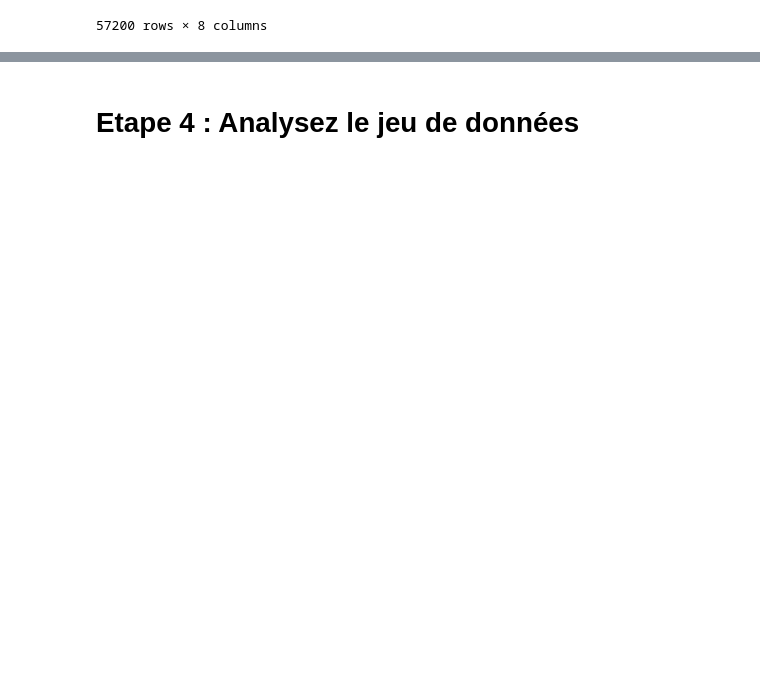
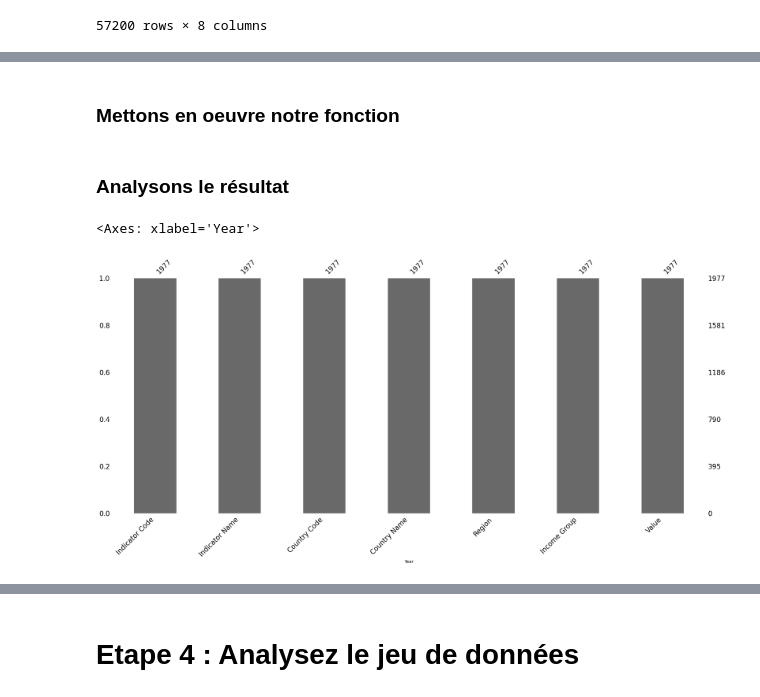
Before and after one commit to lalende/OpenClassRooms-Certification-Data-Scientist, a Jupyter notebook: Projet 2 - Analysez des données de systèmes éducatifs/Projet 2.ipynb, the cells around one changed output, grey strips where cells are left out. Drawn from its saved outputs; the diff is of its cells as text; code cells hidden in the pictures; blank space fills up the shorter version.

Commit message:
Création du dataframe final de l'étape 3. Note: on constate que certains pays manquent clairement d'informations, voir si il est nécessaire de les évincer

```diff
--- a/Projet 2 - Analysez des données de systèmes éducatifs/Projet 2.ipynb
+++ b/Projet 2 - Analysez des données de systèmes éducatifs/Projet 2.ipynb
@@ -1180,4 +1266,32 @@ Etant donné que nous allons effectuer le même travail sur nos 11 indicateurs,
 # %%
-def affiche_donnees(dataframe, indicateur) :
-    df = dataframe.pivot_table(index=["Indicator Code", "Indicator Name", "Country Code", "Country Name"], columns="Year", values="Values")
+def moyenne_annees(dataframe) :
+    # Création du datfaframe avec les années en colonnes
+    df = dataframe.pivot_table(index=["Indicator Code", "Indicator Name", "Country Code", "Country Name", "Region", "Income Group"], columns="Year", values="Values")
     df = df.reset_index()
+
+    # Séparation de notre dataframe en deux parties
+    # D'un côté les années
+    # De l'autre les colonnes indicateurs / pays / region / income
+    df_annees = df.loc[:, annees_conservees]
+    df_infos = df.loc[:, ["Indicator Code", "Indicator Name", "Country Code", "Country Name", "Region", "Income Group"]]
+
+    # Nous parcourons le dataframe des années afin
+    nb_annees = 5
+    liste_moyenne = []
+    for i in range(len(df_annees)) :
+        new_ligne = np.zeros(nb_annees)
+        ligne = pd.Series(df_annees.loc[i, :].dropna())
+        # Parcourir la liste ligne depuis la fin pour ajouter depuis la fin dans la liste new_ligne
+        for j in range(1, nb_annees+1) :
+            if j <= len(ligne) :
+                new_ligne[-j] = ligne.iloc[-j]
+                #liste_moyenne.append(new_ligne)
+        if len(ligne) < nb_annees :
+            liste_moyenne.append(sum(new_ligne)/len(ligne))
+        else :
+            liste_moyenne.append(sum(new_ligne)/nb_annees)
+
+    df_infos["Value"] = liste_moyenne
+
+    #return pd.DataFrame([df_infos, df_moyenne])
+    return df_infos
@@ -1209,3 +1297,0 @@ msno.bar(df2.loc[df2["Indicator Code"] == indicateurs[10], :])
-# %%
-data = df.pivot_table(index="Country Name", columns=["Indicator Name", "Year"], values="Values", aggfunc="sum")
-data.reset_index()
@@ -1226,0 +1298,11 @@ data.reset_index()
+# %% [markdown]
+### Mettons en oeuvre notre fonction
+# %%
+data = moyenne_annees(data)
+# %% [markdown]
+### Analysons le résultat
+# %%
+msno.bar(data)
+# %% [output]
+<Axes: xlabel='Year'>
+[figure, added]
```
Also changed, not shown: parts of 32 cells of this notebook.
